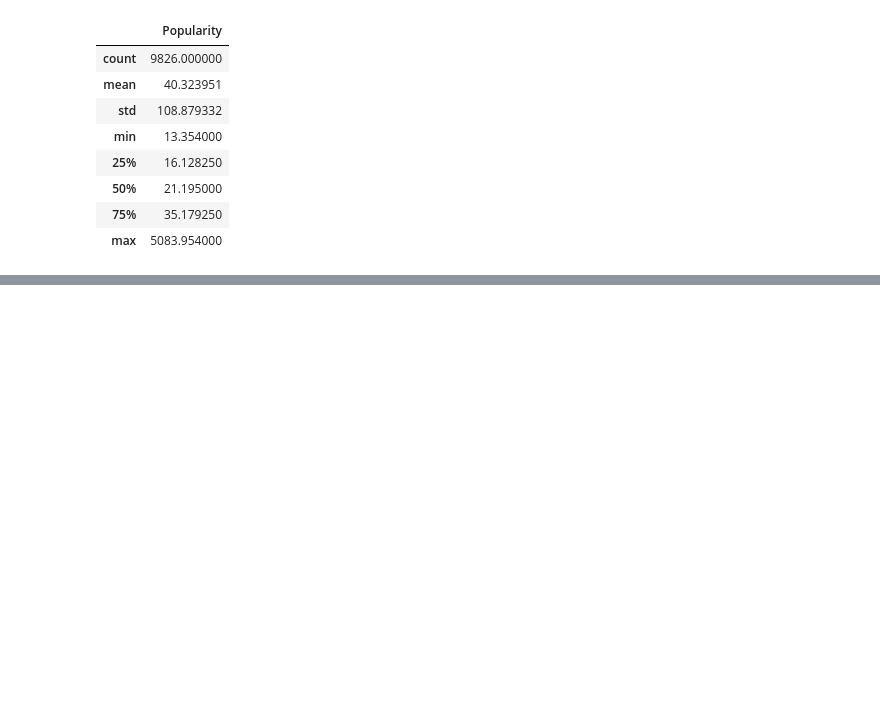
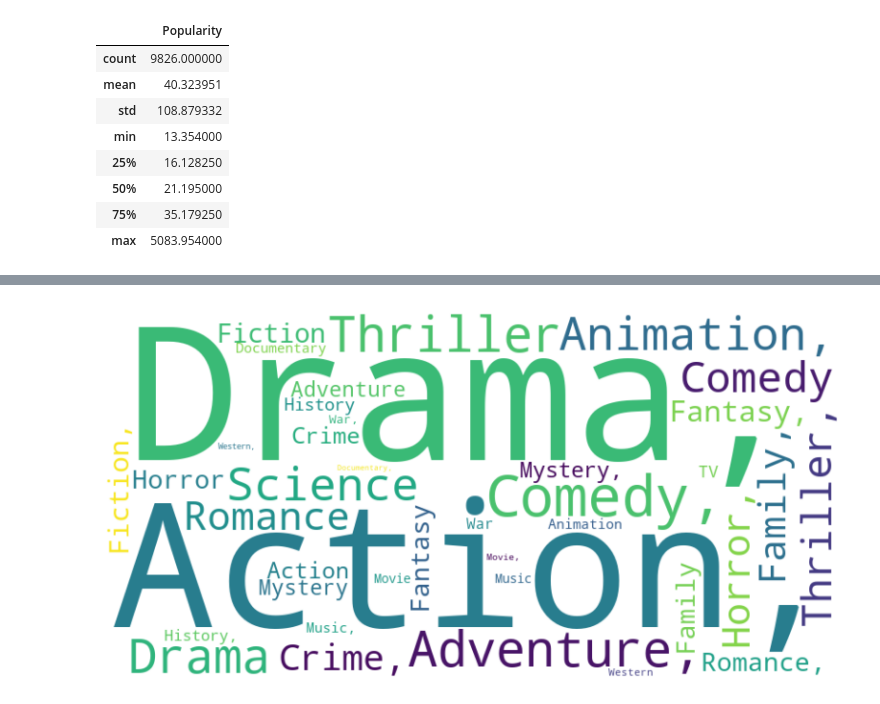
Before and after one commit to Eddythemachine/End-to-End-Books-Recommender-System-Implementation-using-Collaborative-Filtering, a Jupyter notebook: notebook/practice.ipynb, the cells around one changed output, grey strips where cells are left out. Saved outputs shown, nothing was run; the diff lists cells and outputs as text; code cells hidden in the pictures; blank space fills up the shorter version.

```diff
--- a/notebook/practice.ipynb
+++ b/notebook/practice.ipynb
@@ -72,0 +100,24 @@ df.describe()
+# %%
+# Split and flatten genres
+genres = df["Genre"].dropna().str.split(" ")
+
+# Flatten list of lists
+all_genres = [g for sublist in genres for g in sublist]
+
+# Count frequencies
+genre_counts = Counter(all_genres)
+
+# Generate word cloud from frequencies
+wordcloud = WordCloud(
+    width=800,
+    height=400,
+    background_color="white"
+).generate_from_frequencies(genre_counts)
+
+# Plot
+plt.figure(figsize=(10, 5))
+plt.imshow(wordcloud, interpolation="bilinear")
+plt.axis("off")
+plt.show()
+# %% [output]
+[figure, added]
```
Also changed, not shown: parts of 39 cells of this notebook, 1 other file.
